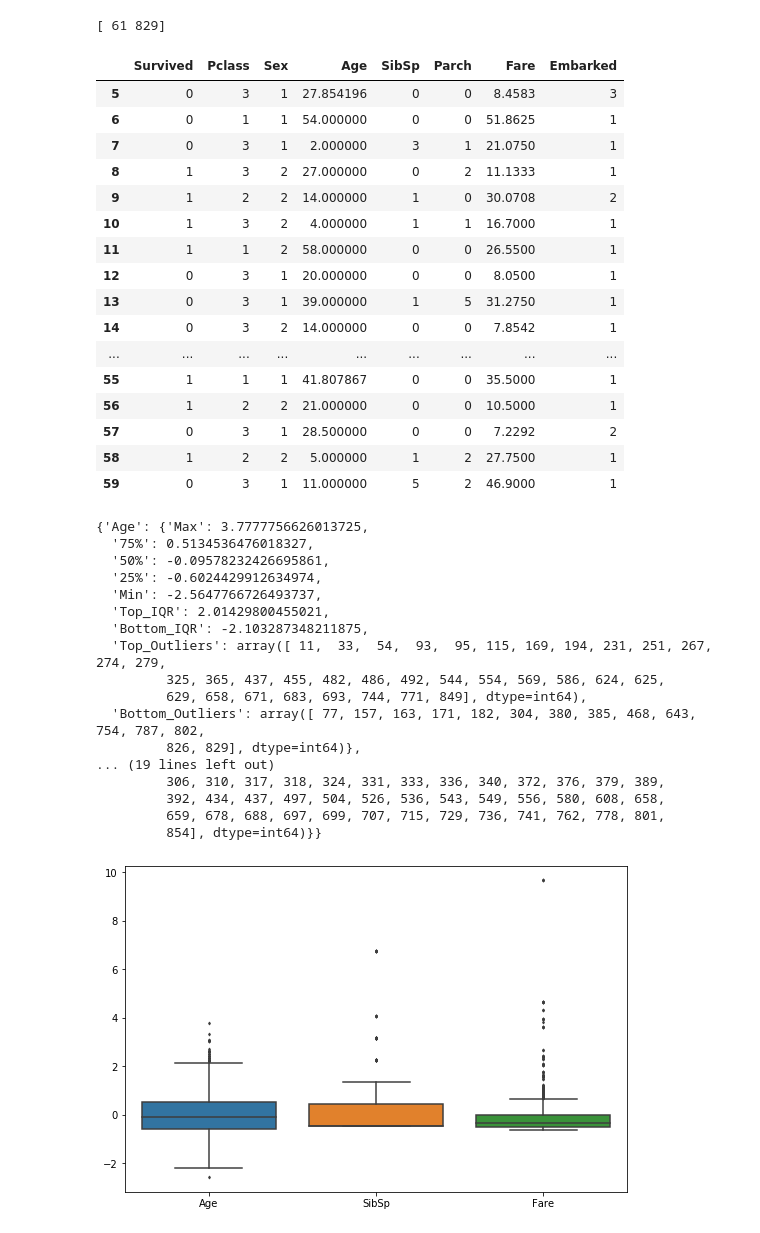
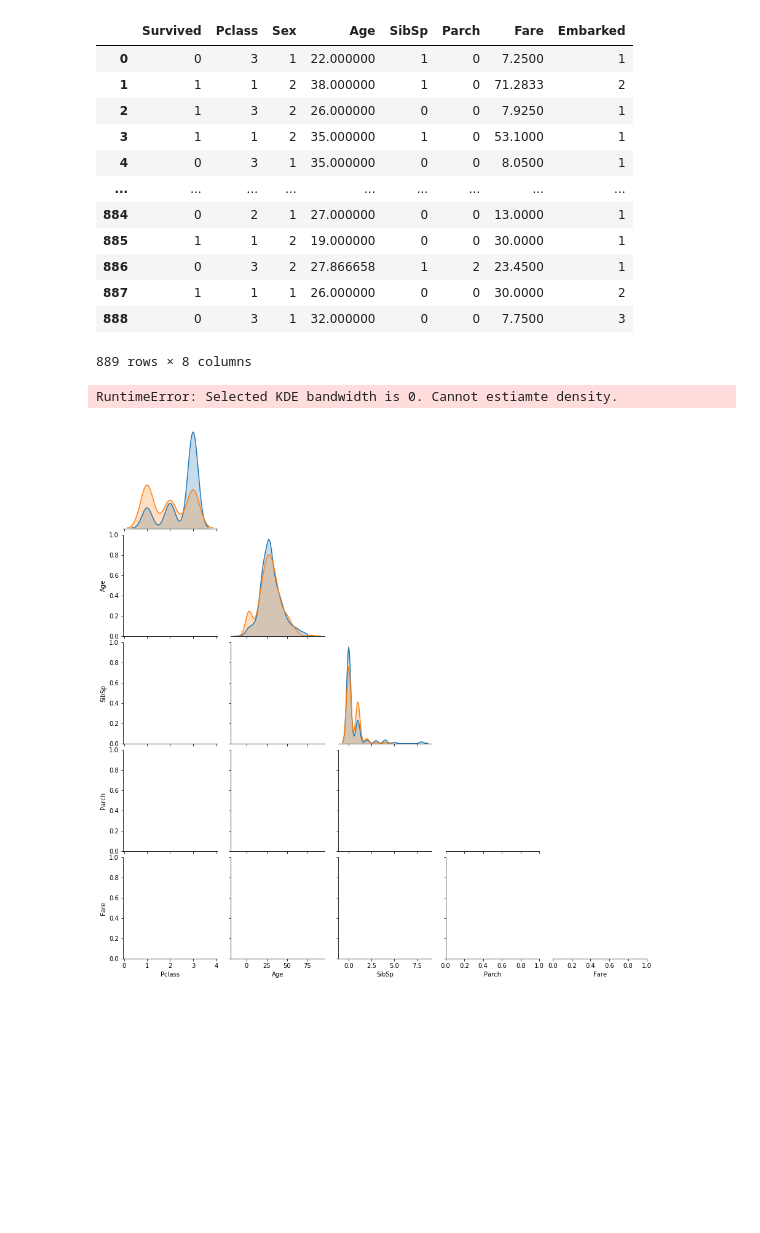
Before and after one commit to ParthivNaresh/ML_Library, a Jupyter notebook: ML_API.ipynb, the cells around one changed output. Drawn from its saved outputs; the diff is of its cells as text; code cells hidden in the pictures; blank space fills up the shorter version.

```diff
--- a/ML_API.ipynb
+++ b/ML_API.ipynb
@@ -288,6 +289,8 @@ def box_plot(df_, exclude_label=None):
+# %%
+def scatter_matrix(df_, cols_, hue_):
+    sns.pairplot(data=df_, vars=cols_, hue=hue_, corner=True)
 # %%
 total_df = pd.read_csv('../train.csv')
-print(total_df[total_df["Embarked"].isna()].index.values)
 total_df = drop_null_cols(total_df, threshold=0.2)
 total_df = drop_null_rows(total_df, ["Embarked"])
 total_df = category_encode(total_df, ["Sex", "Embarked"], "ordinal")
@@ -295,46 +298,26 @@ total_df["Age"] = fill_null(total_df["Age"], lin_predict=total_df[["Pclass", "Ag
                                                                    "Parch", "Fare", "Embarked"]])
 total_df.drop(columns=["PassengerId", "Name", "Ticket"], inplace=True)
 total_df.reset_index(drop=True, inplace=True)
-total_df[5:60]
+total_df
 # %% [output]
+|  | Survived | Pclass | Sex | Age | SibSp | Parch | Fare | Embarked |
+| 0 | 0 | 3 | 1 | 22.000000 | 1 | 0 | 7.2500 | 1 |
+| 1 | 1 | 1 | 2 | 38.000000 | 1 | 0 | 71.2833 | 2 |
+| 2 | 1 | 3 | 2 | 26.000000 | 0 | 0 | 7.9250 | 1 |
+| 3 | 1 | 1 | 2 | 35.000000 | 1 | 0 | 53.1000 | 1 |
+| 4 | 0 | 3 | 1 | 35.000000 | 0 | 0 | 8.0500 | 1 |
+| ... | ... | ... | ... | ... | ... | ... | ... | ... |
+| 884 | 0 | 2 | 1 | 27.000000 | 0 | 0 | 13.0000 | 1 |
+| 885 | 1 | 1 | 2 | 19.000000 | 0 | 0 | 30.0000 | 1 |
+| 886 | 0 | 3 | 2 | 27.866658 | 1 | 2 | 23.4500 | 1 |
+| 887 | 1 | 1 | 1 | 26.000000 | 0 | 0 | 30.0000 | 2 |
+| 888 | 0 | 3 | 1 | 32.000000 | 0 | 0 | 7.7500 | 3 |
-[ 61 829]
+889 rows × 8 columns
-|  | Survived | Pclass | Sex | Age | SibSp | Parch | Fare | Embarked |
-| 5 | 0 | 3 | 1 | 27.854196 | 0 | 0 | 8.4583 | 3 |
-| 6 | 0 | 1 | 1 | 54.000000 | 0 | 0 | 51.8625 | 1 |
-| 7 | 0 | 3 | 1 | 2.000000 | 3 | 1 | 21.0750 | 1 |
-| 8 | 1 | 3 | 2 | 27.000000 | 0 | 2 | 11.1333 | 1 |
-| 9 | 1 | 2 | 2 | 14.000000 | 1 | 0 | 30.0708 | 2 |
-| 10 | 1 | 3 | 2 | 4.000000 | 1 | 1 | 16.7000 | 1 |
-| 11 | 1 | 1 | 2 | 58.000000 | 0 | 0 | 26.5500 | 1 |
-| 12 | 0 | 3 | 1 | 20.000000 | 0 | 0 | 8.0500 | 1 |
-| 13 | 0 | 3 | 1 | 39.000000 | 1 | 5 | 31.2750 | 1 |
-| 14 | 0 | 3 | 2 | 14.000000 | 0 | 0 | 7.8542 | 1 |
-| ... | ... | ... | ... | ... | ... | ... | ... | ... |
-| 55 | 1 | 1 | 1 | 41.807867 | 0 | 0 | 35.5000 | 1 |
-| 56 | 1 | 2 | 2 | 21.000000 | 0 | 0 | 10.5000 | 1 |
-| 57 | 0 | 3 | 1 | 28.500000 | 0 | 0 | 7.2292 | 2 |
-| 58 | 1 | 2 | 2 | 5.000000 | 1 | 2 | 27.7500 | 1 |
-| 59 | 0 | 3 | 1 | 11.000000 | 5 | 2 | 46.9000 | 1 |
 # %%
 #corr_ = corr_matrix(total_df, exclude_label="Survived")
-outliers_ = box_plot(total_df[["Age", "SibSp", "Fare"]])
-outliers_
+#outliers_ = box_plot(total_df[["Age", "SibSp", "Fare"]])
+scatter_matrix(total_df, ["Pclass", "Age", "SibSp", "Parch", "Fare"], "Survived")
+#corr_, outliers_
 # %% [output]
-{'Age': {'Max': 3.7777756626013725,
-  '75%': 0.5134536476018327,
-  '50%': -0.09578232426695861,
-  '25%': -0.6024429912634974,
-  'Min': -2.5647766726493737,
-  'Top_IQR': 2.01429800455021,
-  'Bottom_IQR': -2.103287348211875,
-  'Top_Outliers': array([ 11,  33,  54,  93,  95, 115, 169, 194, 231, 251, 267, 274, 279,
-         325, 365, 437, 455, 482, 486, 492, 544, 554, 569, 586, 624, 625,
-         629, 658, 671, 683, 693, 744, 771, 849], dtype=int64),
-  'Bottom_Outliers': array([ 77, 157, 163, 171, 182, 304, 380, 385, 468, 643, 754, 787, 802,
-         826, 829], dtype=int64)},
-... (19 lines left out)
-         306, 310, 317, 318, 324, 331, 333, 336, 340, 372, 376, 379, 389,
-         392, 434, 437, 497, 504, 526, 536, 543, 549, 556, 580, 608, 658,
-         659, 678, 688, 697, 699, 707, 715, 729, 736, 741, 762, 778, 801,
-         854], dtype=int64)}}
+RuntimeError: Selected KDE bandwidth is 0. Cannot estiamte density.
-[figure, old version]
+[figure, new version]
```
Also changed, not shown: parts of 3 cells of this notebook.
